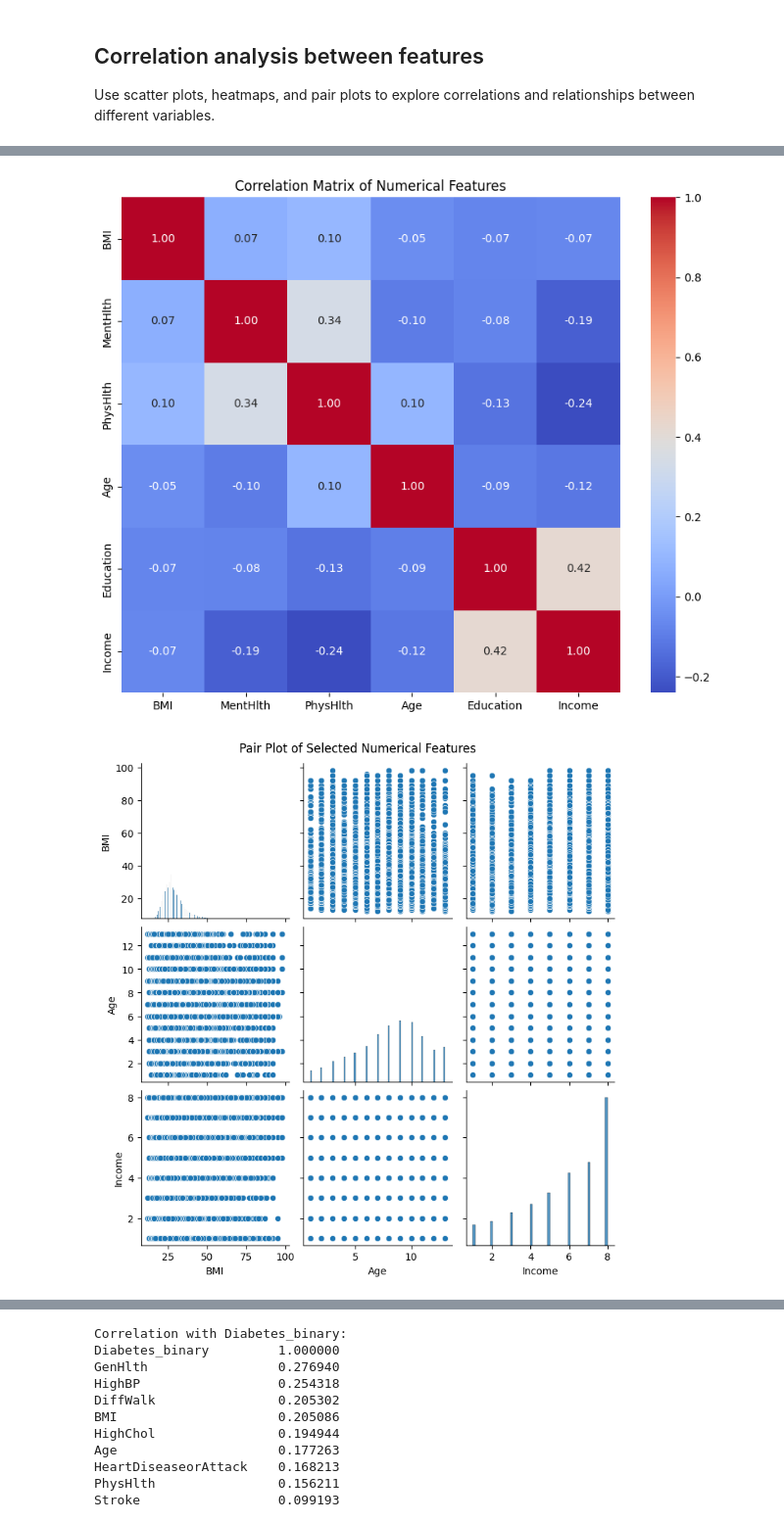
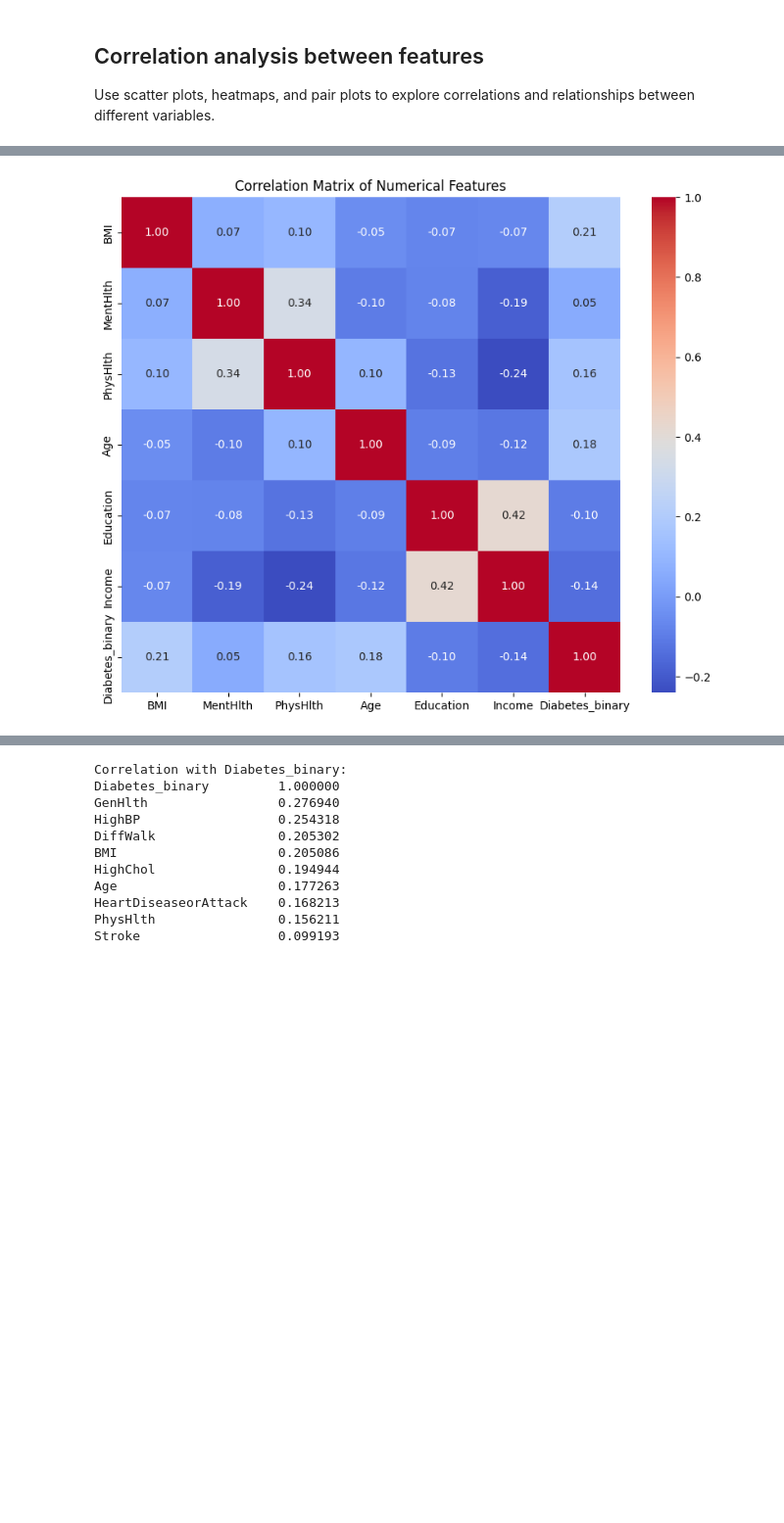
Before and after one commit to AAI-team1/CDC_Diabetes_Health_Indicators, a Jupyter notebook: CDC_Diabetes_Health_Indicators.ipynb, the cells around one changed output, grey strips where cells are left out. Shown at 98% size. Drawn from its saved outputs; the diff is of its cells as text; code cells hidden in the pictures; blank space fills up the shorter version.

```diff
--- a/CDC_Diabetes_Health_Indicators.ipynb
+++ b/CDC_Diabetes_Health_Indicators.ipynb
@@ -226,20 +286,13 @@ Use scatter plots, heatmaps, and pair plots to explore correlations and relation
  Correlation matrix for the numerical columns and then generate a heatmap to visualize the correlations. And then generate pair plots for a subset of numerical columns to explore pairwise relationships.
 # %%
 # Create a correlation matrix of the numerical columns
-numerical_cols = ['BMI', 'MentHlth', 'PhysHlth', 'Age', 'Education', 'Income']
+numerical_cols = ['BMI', 'MentHlth', 'PhysHlth', 'Age', 'Education', 'Income','Diabetes_binary']
 correlation_matrix = df[numerical_cols].corr()
 
 # Generate a heatmap of the correlation matrix
 plt.figure(figsize=(10, 8))
 sns.heatmap(correlation_matrix, annot=True, cmap='coolwarm', fmt=".2f")
 plt.title('Correlation Matrix of Numerical Features')
 plt.show()
-
-# Generate pair plots for a subset of numerical columns to visualize pairwise relationships
-subset_numerical_cols = ['BMI', 'Age', 'Income'] # Selecting a smaller subset for clarity
-sns.pairplot(df[subset_numerical_cols])
-plt.suptitle('Pair Plot of Selected Numerical Features', y=1.02)
-plt.show()
 # %% [output]
-[figure, old version]
+[figure, new version]
-[figure, removed]
```
Also changed, not shown: parts of 38 cells of this notebook.
